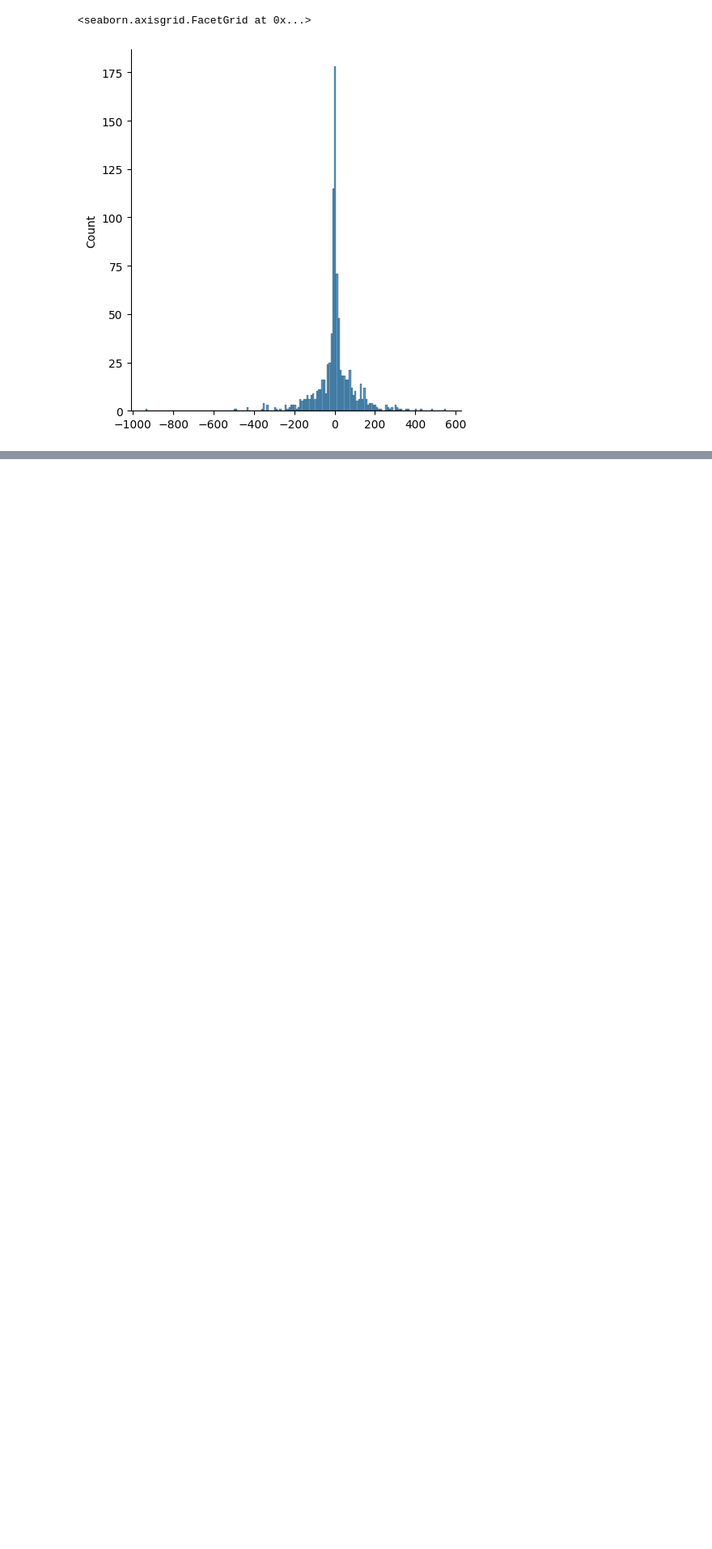
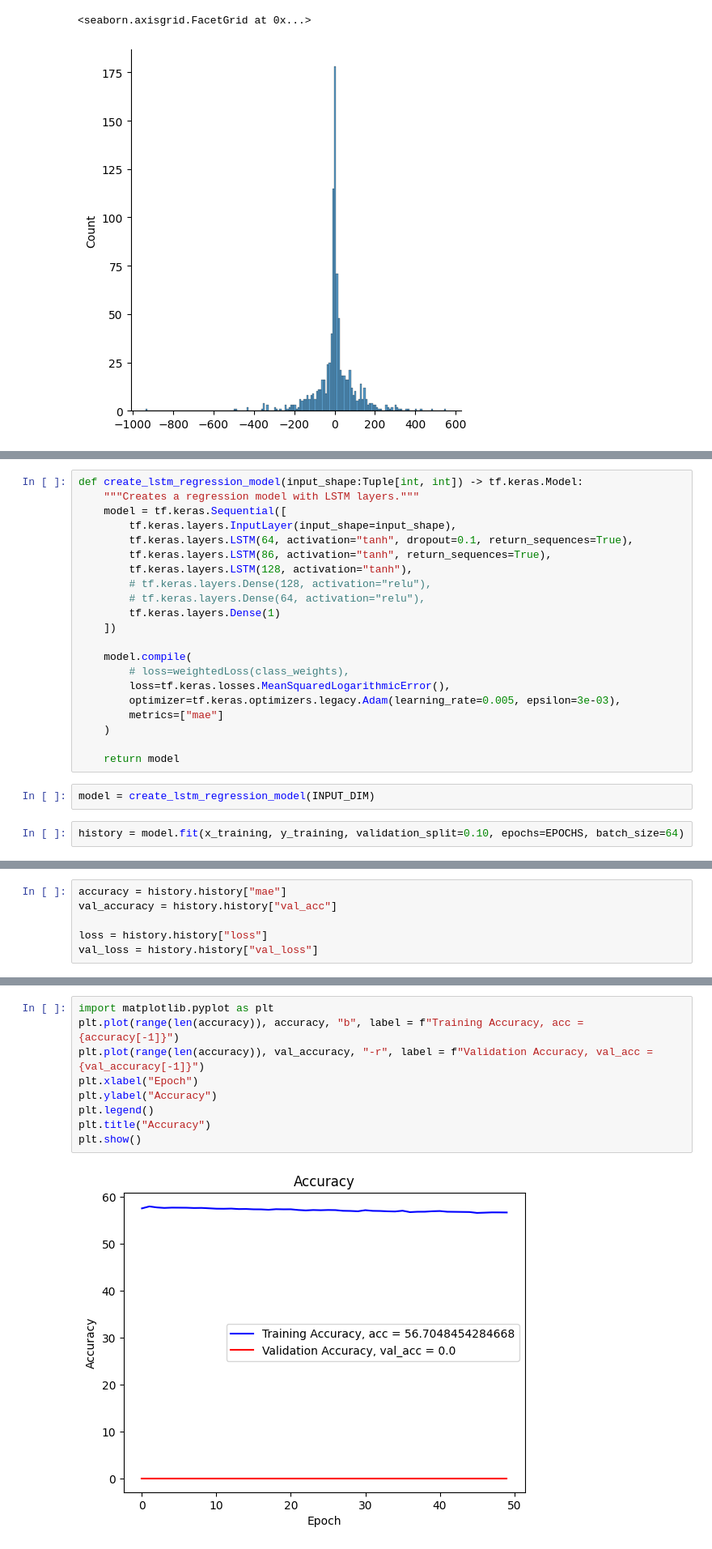
Before and after one commit to okkostenko/crypto_price_prediction_starknet, a Jupyter notebook: model_training/lstm_model.ipynb, the cells around one changed output, grey strips where cells are left out. Shown at 81% size. Cells and saved outputs as stored; diff of their text form; blank space fills up the shorter version.

```diff
--- a/model_training/lstm_model.ipynb
+++ b/model_training/lstm_model.ipynb
@@ -303,0 +304,25 @@ sns.displot(y_training)
+# %%
+def create_lstm_regression_model(input_shape:Tuple[int, int]) -> tf.keras.Model:
+    """Creates a regression model with LSTM layers."""
+    model = tf.keras.Sequential([
+        tf.keras.layers.InputLayer(input_shape=input_shape),
+        tf.keras.layers.LSTM(64, activation="tanh", dropout=0.1, return_sequences=True),
+        tf.keras.layers.LSTM(86, activation="tanh", return_sequences=True),
+        tf.keras.layers.LSTM(128, activation="tanh"),
+        # tf.keras.layers.Dense(128, activation="relu"),
+        # tf.keras.layers.Dense(64, activation="relu"),
+        tf.keras.layers.Dense(1)
+    ])
+
+    model.compile(
+        # loss=weightedLoss(class_weights),
+        loss=tf.keras.losses.MeanSquaredLogarithmicError(),
+        optimizer=tf.keras.optimizers.legacy.Adam(learning_rate=0.005, epsilon=3e-03),
+        metrics=["mae"]
+    )
+
+    return model
+# %%
+model = create_lstm_regression_model(INPUT_DIM)
+# %%
+history = model.fit(x_training, y_training, validation_split=0.10, epochs=EPOCHS, batch_size=64)
@@ -303,0 +367,6 @@ sns.displot(y_training)
+# %%
+accuracy = history.history["mae"]
+val_accuracy = history.history["val_acc"]
+
+loss = history.history["loss"]
+val_loss = history.history["val_loss"]
@@ -303,0 +375,11 @@ sns.displot(y_training)
+# %%
+import matplotlib.pyplot as plt
+plt.plot(range(len(accuracy)), accuracy, "b", label = f"Training Accuracy, acc = {accuracy[-1]}")
+plt.plot(range(len(accuracy)), val_accuracy, "-r", label = f"Validation Accuracy, val_acc = {val_accuracy[-1]}")
+plt.xlabel("Epoch")
+plt.ylabel("Accuracy")
+plt.legend()
+plt.title("Accuracy")
+plt.show()
+# %% [output]
+[figure, added]
```
Also changed, not shown: parts of 25 cells of this notebook, 15 other files.
